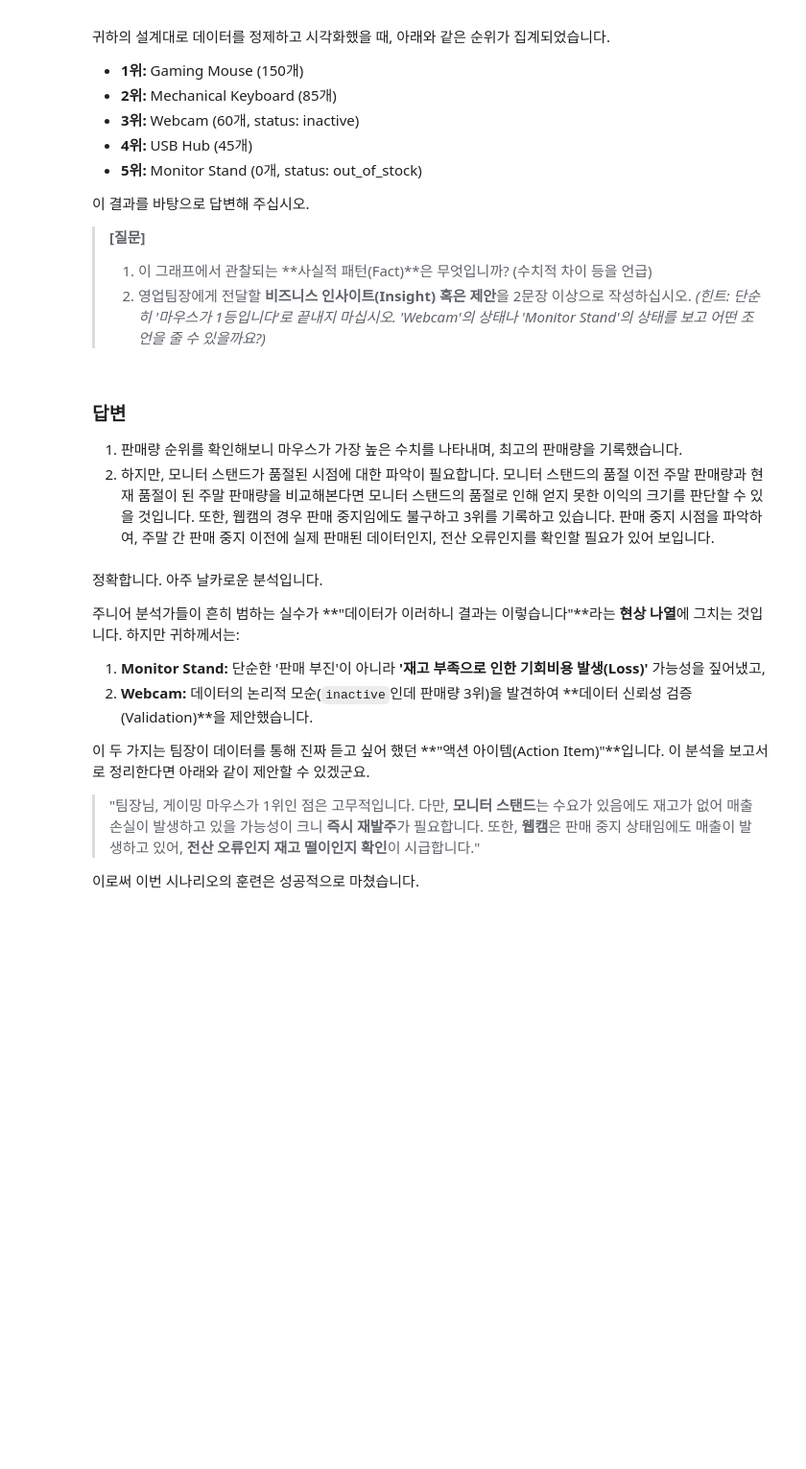
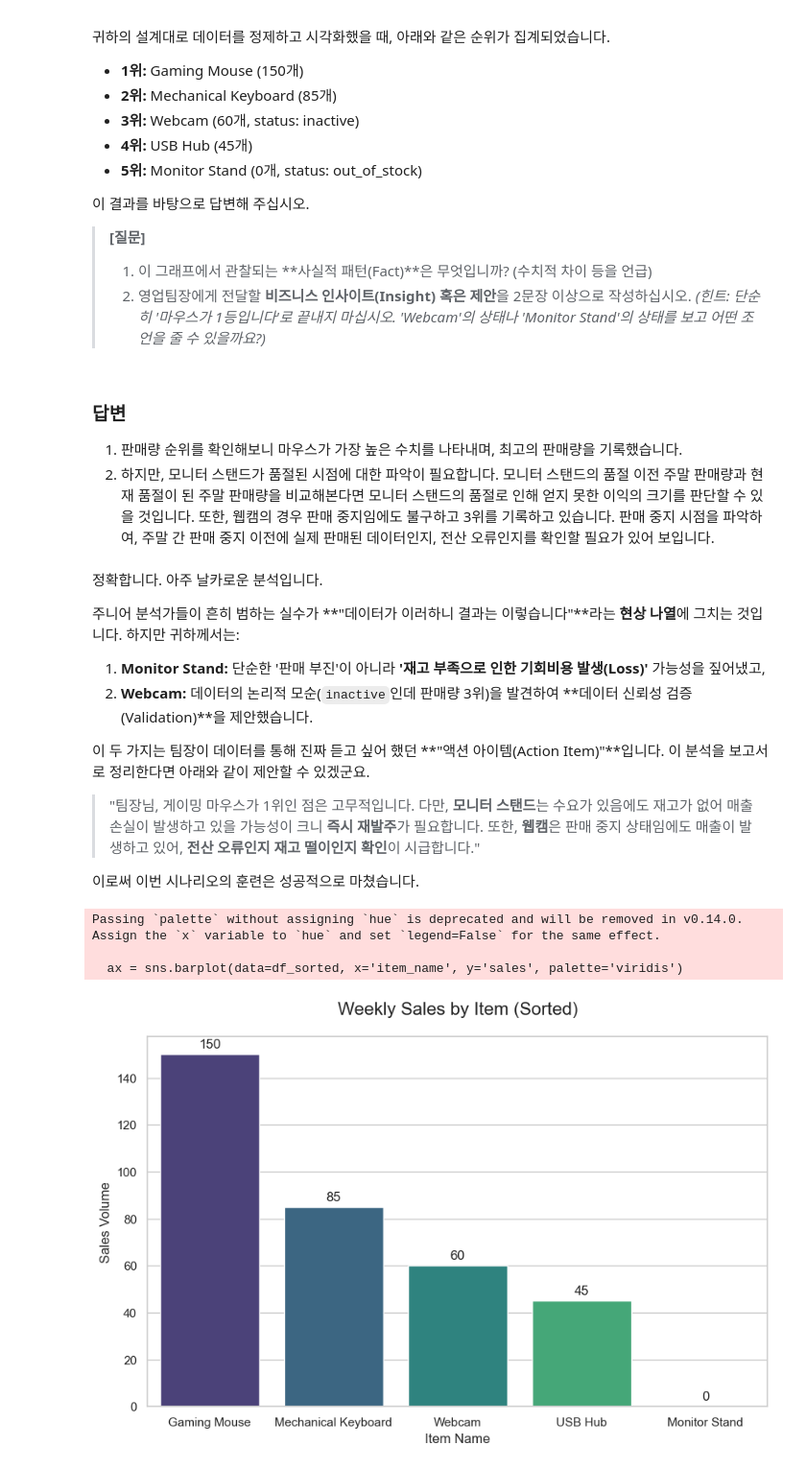
Before and after one commit to gorhkdwj/DA_portfolio, a Jupyter notebook: 04_EDA_Traning/2026_01/0122_Barplot_Data_Validation.ipynb, the cells around one changed output. Shown at 96% size. Drawn from its saved outputs; the diff is of its cells as text; code cells hidden in the pictures; blank space fills up the shorter version.

```diff
--- a/04_EDA_Traning/2026_01/0122_Barplot_Data_Validation.ipynb
+++ b/04_EDA_Traning/2026_01/0122_Barplot_Data_Validation.ipynb
@@ -144,3 +144,82 @@ memory usage: 252.0+ bytes
 > 또한, **웹캠**은 판매 중지 상태임에도 매출이 발생하고 있어, **전산 오류인지 재고 떨이인지 확인**이 시급합니다."
 
 이로써 이번 시나리오의 훈련은 성공적으로 마쳤습니다.
+# %%
+# AI 생성 정답 코드
+## 나의 주석(수정 반영 등)
+
+import pandas as pd
+import matplotlib.pyplot as plt
+import seaborn as sns
+
+# ---------------------------------------------------------
+# 1. 데이터 준비 (Raw Data)
+# ---------------------------------------------------------
+raw_data = [
+    {'item_name': 'Gaming Mouse', 'sales': 150, 'status': 'active'},
+    {'item_name': 'Mechanical Keyboard', 'sales': '85개', 'status': 'active'}, # 단위 포함
+    {'item_name': 'Monitor Stand', 'sales': None, 'status': 'out_of_stock'}, # 결측치
+    {'item_name': 'USB Hub', 'sales': '45', 'status': 'active'}, # 문자열 숫자
+    {'item_name': 'Webcam', 'sales': 60, 'status': 'inactive'}
+]
+
+# DataFrame 변환
+df = pd.DataFrame(raw_data)
+
+# ---------------------------------------------------------
+# 2. 데이터 전처리 (Preprocessing) - 귀하의 논리 적용
+# ---------------------------------------------------------
+
+# [Logic 1] 결측치 처리: 'status'가 'out_of_stock'인 경우 판매량을 0으로 간주
+# 이유: 단순 누락이 아니라 '재고 부족으로 인해 못 판 것'이므로 0이 타당함
+# (주의: 일반적인 fillna(0)을 쓰면 다른 이유의 결측치까지 0이 될 위험이 있으므로 조건부 처리 권장)
+## 조건 1: status == out_of_stock & 조건 2: sales 데이터가 null인 경우
+## 새로운 지식: pandas의 isnull()과 isna()는 정확히 동일하게 작동한다!
+## 나의 코드로 정리
+condition_stock = (df['status'] == 'out_of_stock') & (df['sales'].isnull())
+df.loc[condition_stock, 'sales'] = 0
+
+# [Logic 2] 데이터 정제: 단위('개') 제거 및 숫자 변환
+# 이유: '85개'는 연산이 불가능하므로 문자열 처리 후 정수형 변환 필요
+df['sales'] = df['sales'].astype(str).str.replace('개', '') # '개' 제거
+df['sales'] = pd.to_numeric(df['sales']) # 숫자형(int/float)으로 변환
+
+# [Logic 3] 정렬: 판매량 기준 내림차순
+# 이유: "가장 잘 팔린 물건"을 빠르게 식별하기 위함
+df_sorted = df.sort_values(by='sales', ascending=False)
+
+# ---------------------------------------------------------
+# 3. 데이터 시각화 (Visualization)
+# ---------------------------------------------------------
+
+# 그래프 스타일 설정
+plt.figure(figsize=(10, 6))
+sns.set_theme(style="whitegrid") # 가독성을 위해 격자 무늬 배경 사용
+
+# 막대그래프(Barplot) 그리기
+# x축: 품목, y축: 판매량
+ax = sns.barplot(data=df_sorted, x='item_name', y='sales', palette='viridis')
+
+# 그래프 제목 및 라벨 설정
+plt.title('Weekly Sales by Item (Sorted)', fontsize=16, pad=20)
+plt.xlabel('Item Name', fontsize=12)
+plt.ylabel('Sales Volume', fontsize=12)
+
+# 각 막대 위에 실제 수치 표시 (가독성 강화)
+for p in ax.patches:
+    ax.annotate(f'{int(p.get_height())}',
+                (p.get_x() + p.get_width() / 2., p.get_height()),
+                ha='center', va='center',
+                xytext=(0, 9),
+                textcoords='offset points')
+
+# 그래프 출력
+plt.show()
+
+# (참고) 최종 데이터프레임 확인
+print(df_sorted[['item_name', 'sales', 'status']])
+# %% [output]
+Passing `palette` without assigning `hue` is deprecated and will be removed in v0.14.0. Assign the `x` variable to `hue` and set `legend=False` for the same effect.
+
+  ax = sns.barplot(data=df_sorted, x='item_name', y='sales', palette='viridis')
+[figure, added]
```
Also changed, not shown: parts of 1 cell of this notebook.
